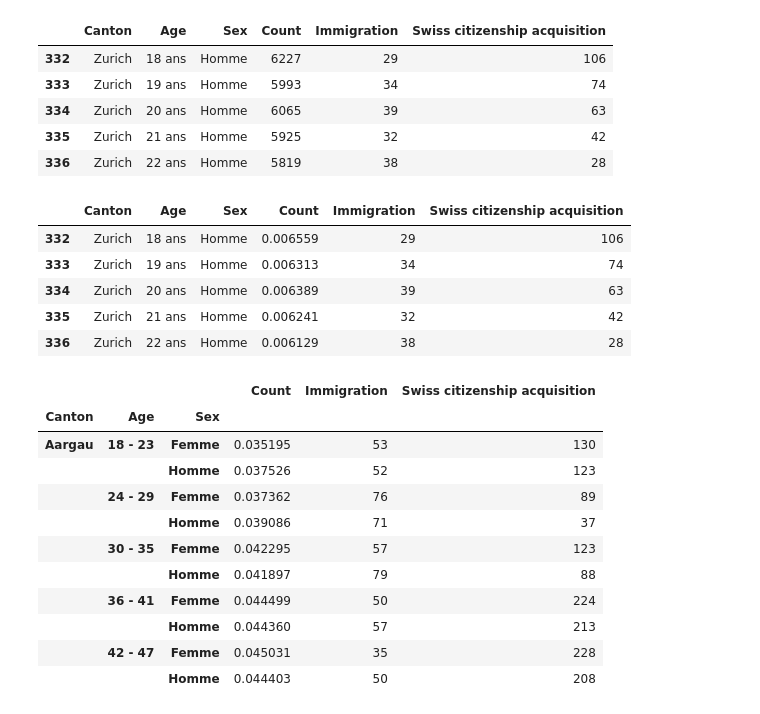
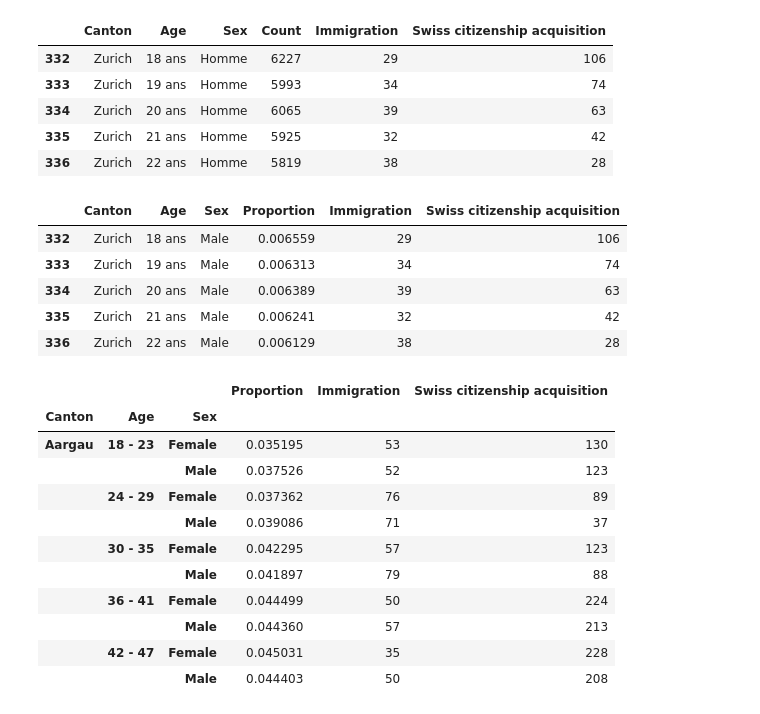
Before and after one commit to Rolph1/Online-privacy-votation-data-analysis, a Jupyter notebook: analysis.ipynb, the cells around one changed output. Drawn from its saved outputs; the diff is of its cells as text; code cells hidden in the pictures.

```diff
--- a/analysis.ipynb
+++ b/analysis.ipynb
@@ -99,28 +107,31 @@ def canton_proportions(df):
     return df
 # %%
 cantons_df = canton_proportions(cantons_df)
+cantons_df = cantons_df.rename(columns={"Count":"Proportion"})
+cantons_df = cantons_df.replace("Homme","Male")
+cantons_df = cantons_df.replace("Femme","Female")
 cantons_df.head()
 # %% [output]
-|  | Canton | Age | Sex | Count | Immigration | Swiss citizenship acquisition |
-| 332 | Zurich | 18 ans | Homme | 0.006559 | 29 | 106 |
-| 333 | Zurich | 19 ans | Homme | 0.006313 | 34 | 74 |
-| 334 | Zurich | 20 ans | Homme | 0.006389 | 39 | 63 |
-| 335 | Zurich | 21 ans | Homme | 0.006241 | 32 | 42 |
-| 336 | Zurich | 22 ans | Homme | 0.006129 | 38 | 28 |
+|  | Canton | Age | Sex | Proportion | Immigration | Swiss citizenship acquisition |
+| 332 | Zurich | 18 ans | Male | 0.006559 | 29 | 106 |
+| 333 | Zurich | 19 ans | Male | 0.006313 | 34 | 74 |
+| 334 | Zurich | 20 ans | Male | 0.006389 | 39 | 63 |
+| 335 | Zurich | 21 ans | Male | 0.006241 | 32 | 42 |
+| 336 | Zurich | 22 ans | Male | 0.006129 | 38 | 28 |
 # %%
 cantons_df = age_sort(cantons_df, age_groups)
 cantons_df = cantons_df.groupby(["Canton", "Age", "Sex"]).sum()
 cantons_df.head(10)
 # %% [output]
-|  |  |  | Count | Immigration | Swiss citizenship acquisition |
+|  |  |  | Proportion | Immigration | Swiss citizenship acquisition |
 | Canton | Age | Sex |  |  |  |
-| Aargau | 18 - 23 | Femme | 0.035195 | 53 | 130 |
-|  |  | Homme | 0.037526 | 52 | 123 |
-|  | 24 - 29 | Femme | 0.037362 | 76 | 89 |
-|  |  | Homme | 0.039086 | 71 | 37 |
-|  | 30 - 35 | Femme | 0.042295 | 57 | 123 |
-|  |  | Homme | 0.041897 | 79 | 88 |
-|  | 36 - 41 | Femme | 0.044499 | 50 | 224 |
-|  |  | Homme | 0.044360 | 57 | 213 |
-|  | 42 - 47 | Femme | 0.045031 | 35 | 228 |
-|  |  | Homme | 0.044403 | 50 | 208 |
+| Aargau | 18 - 23 | Female | 0.035195 | 53 | 130 |
+|  |  | Male | 0.037526 | 52 | 123 |
+|  | 24 - 29 | Female | 0.037362 | 76 | 89 |
+|  |  | Male | 0.039086 | 71 | 37 |
+|  | 30 - 35 | Female | 0.042295 | 57 | 123 |
+|  |  | Male | 0.041897 | 79 | 88 |
+|  | 36 - 41 | Female | 0.044499 | 50 | 224 |
+|  |  | Male | 0.044360 | 57 | 213 |
+|  | 42 - 47 | Female | 0.045031 | 35 | 228 |
+|  |  | Male | 0.044403 | 50 | 208 |
```
Also changed, not shown: parts of 8 cells of this notebook.
